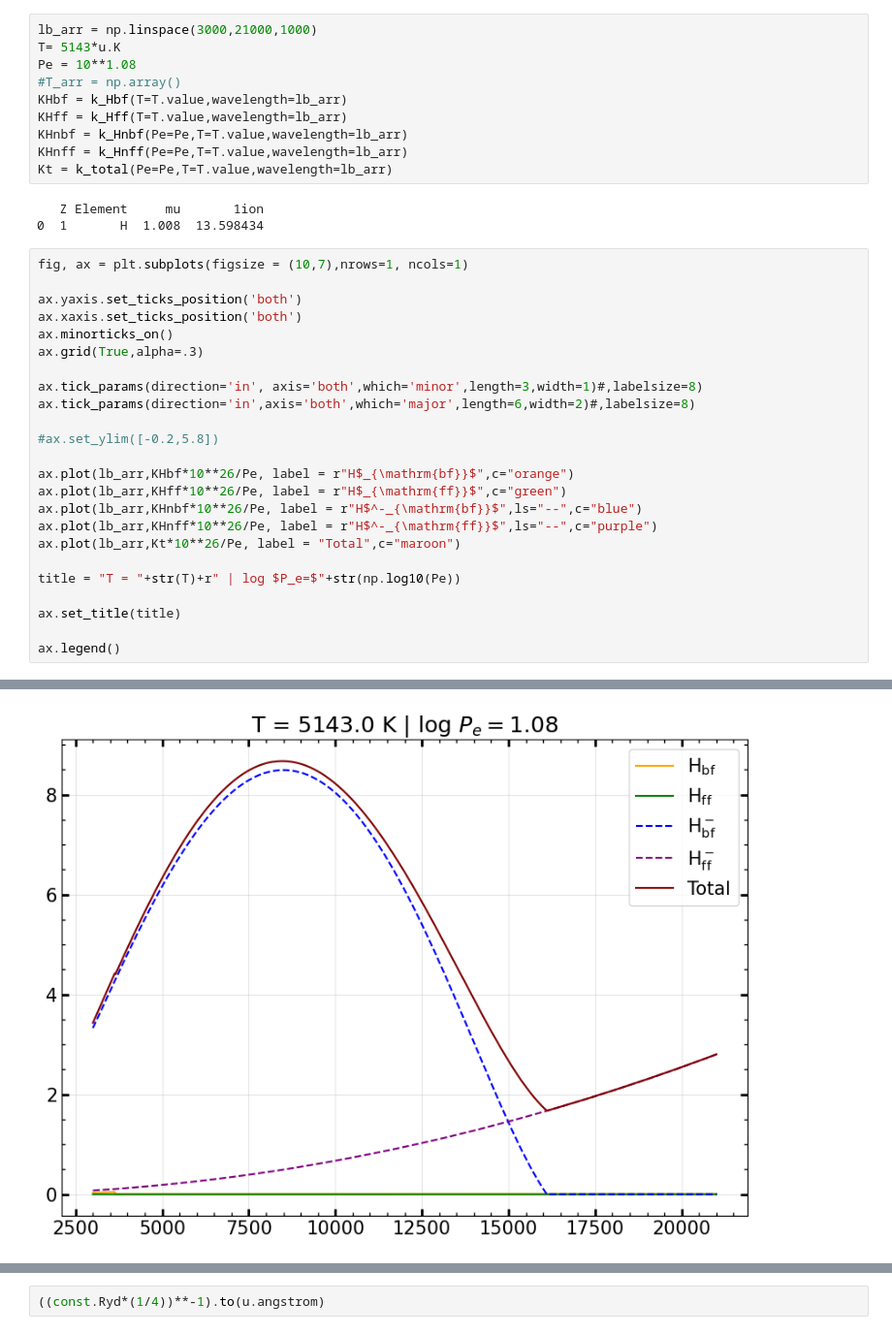
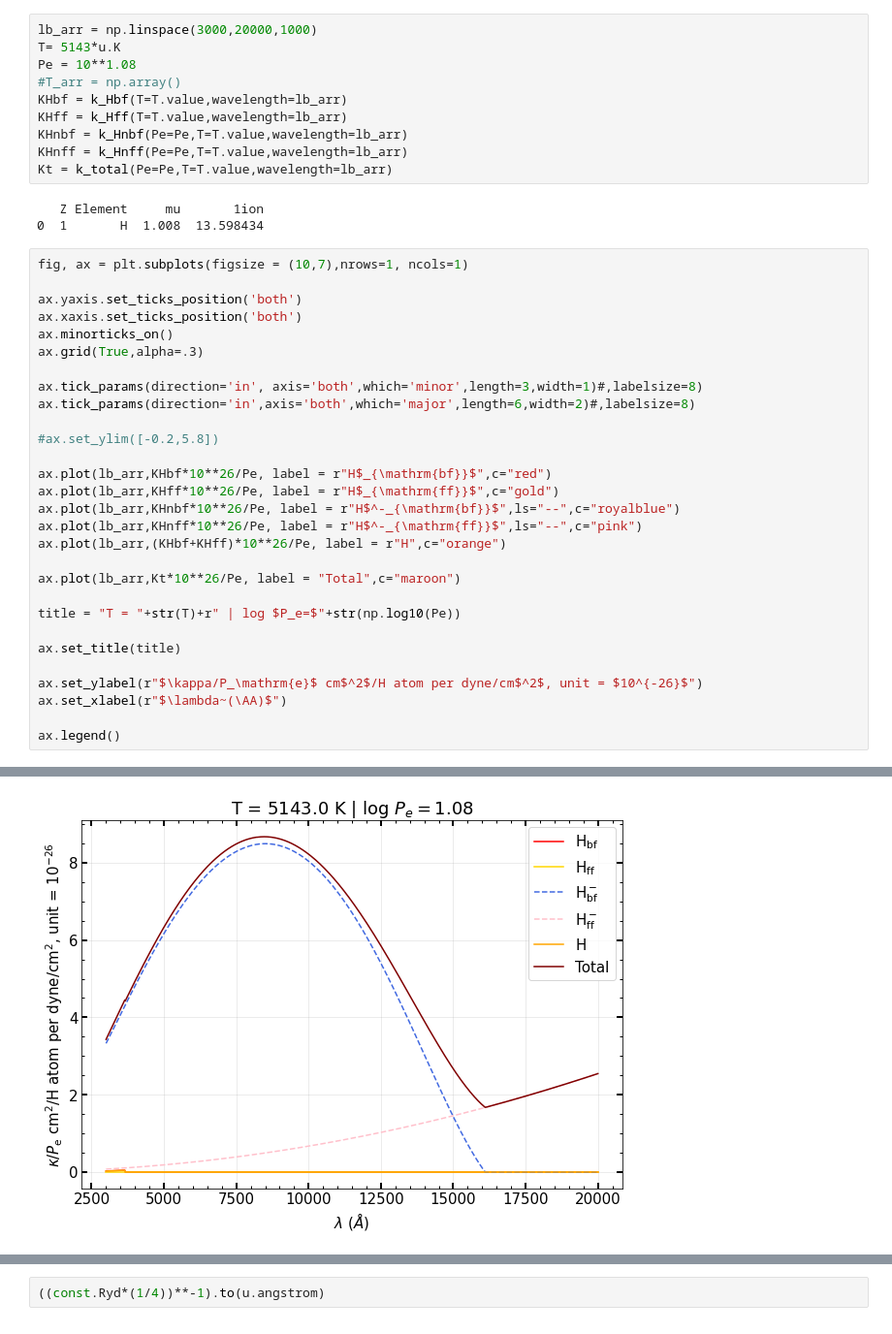
Before and after one commit to kyleneumann/Astro530, a Jupyter notebook: hw7.ipynb, the cells around one changed output, grey strips where cells are left out. Shown: that part at 97% size. Saved outputs shown, nothing was run; the diff lists cells and outputs as text.

```diff
--- a/hw7.ipynb
+++ b/hw7.ipynb
@@ -226,5 +243,5 @@ plt.plot(lb_arr,abf3)
 # %%
-lb_arr = np.linspace(3000,21000,1000)
+lb_arr = np.linspace(3000,20000,1000)
 T= 5143*u.K
 Pe = 10**1.08
 #T_arr = np.array()
@@ -239,27 +256,32 @@ Kt = k_total(Pe=Pe,T=T.value,wavelength=lb_arr)
 # %%
 fig, ax = plt.subplots(figsize = (10,7),nrows=1, ncols=1)
 
 ax.yaxis.set_ticks_position('both')
 ax.xaxis.set_ticks_position('both')
 ax.minorticks_on()
 ax.grid(True,alpha=.3)
 
 ax.tick_params(direction='in', axis='both',which='minor',length=3,width=1)#,labelsize=8)
 ax.tick_params(direction='in',axis='both',which='major',length=6,width=2)#,labelsize=8)
 
 #ax.set_ylim([-0.2,5.8])
 
-ax.plot(lb_arr,KHbf*10**26/Pe, label = r"H$_{\mathrm{bf}}$",c="orange")
-ax.plot(lb_arr,KHff*10**26/Pe, label = r"H$_{\mathrm{ff}}$",c="green")
-ax.plot(lb_arr,KHnbf*10**26/Pe, label = r"H$^-_{\mathrm{bf}}$",ls="--",c="blue")
-ax.plot(lb_arr,KHnff*10**26/Pe, label = r"H$^-_{\mathrm{ff}}$",ls="--",c="purple")
+ax.plot(lb_arr,KHbf*10**26/Pe, label = r"H$_{\mathrm{bf}}$",c="red")
+ax.plot(lb_arr,KHff*10**26/Pe, label = r"H$_{\mathrm{ff}}$",c="gold")
+ax.plot(lb_arr,KHnbf*10**26/Pe, label = r"H$^-_{\mathrm{bf}}$",ls="--",c="royalblue")
+ax.plot(lb_arr,KHnff*10**26/Pe, label = r"H$^-_{\mathrm{ff}}$",ls="--",c="pink")
+ax.plot(lb_arr,(KHbf+KHff)*10**26/Pe, label = r"H",c="orange")
+
 ax.plot(lb_arr,Kt*10**26/Pe, label = "Total",c="maroon")
 
 title = "T = "+str(T)+r" | log $P_e=$"+str(np.log10(Pe))
 
 ax.set_title(title)
 
+ax.set_ylabel(r"$\kappa/P_\mathrm{e}$ cm$^2$/H atom per dyne/cm$^2$, unit = $10^{-26}$")
+ax.set_xlabel(r"$\lambda~(\AA)$")
+
 ax.legend()
 # %% [output]
 <matplotlib.legend.Legend at 0x...>
-[figure, old version]
+[figure, new version]
```
Also changed, not shown: parts of 12 cells of this notebook, 3 other files.
